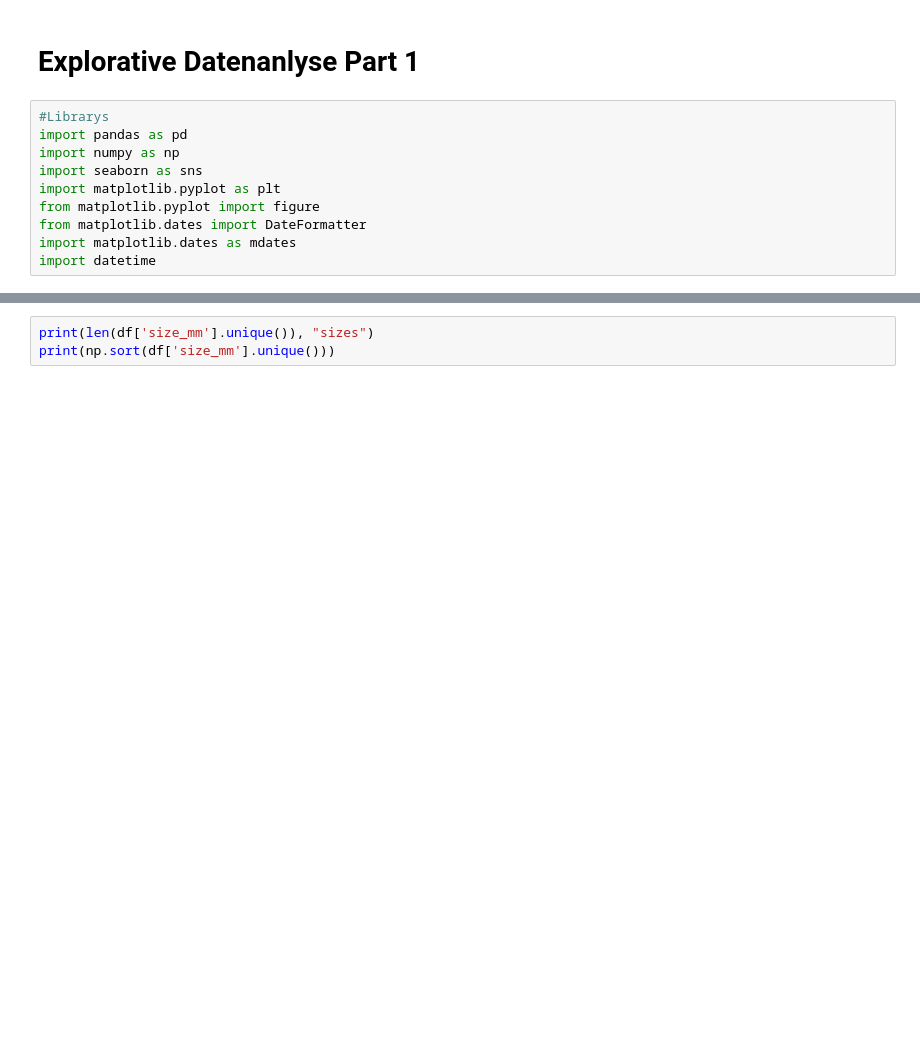
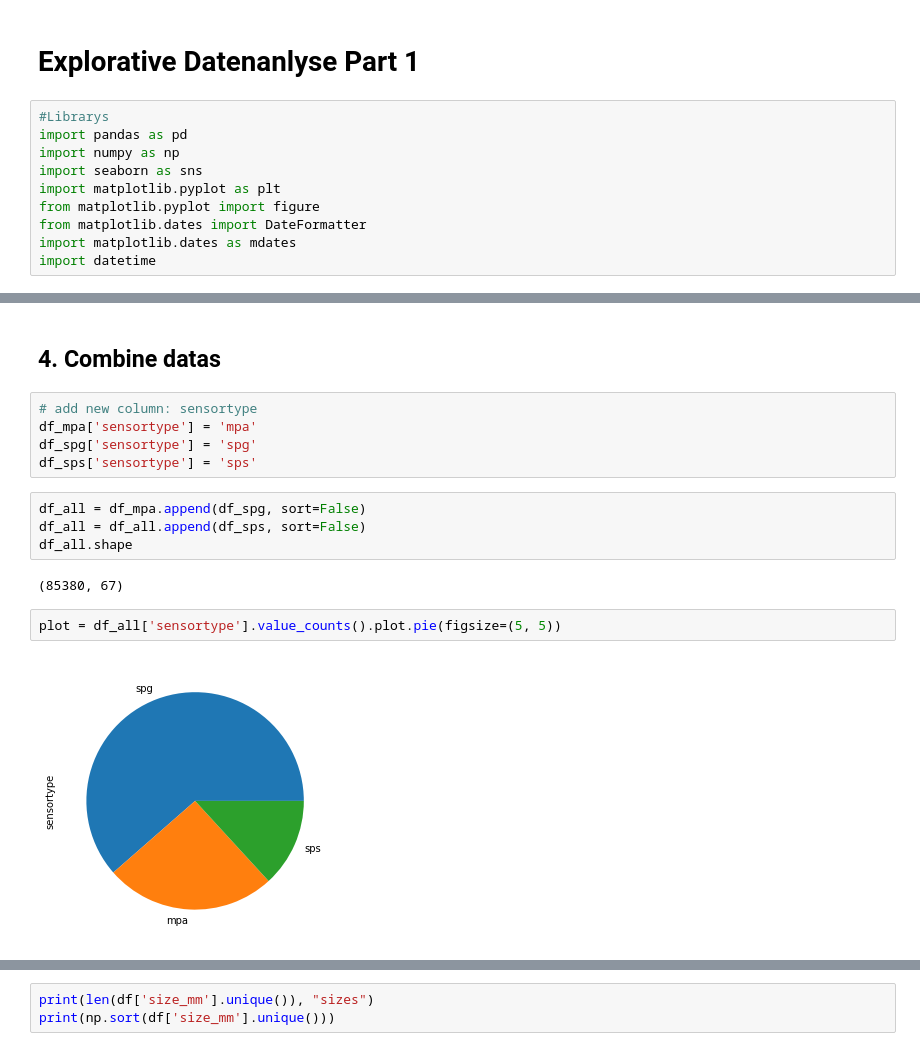
Before and after one commit to FiratSaritas/Safety-for-Alpine-Villages, a Jupyter notebook: eda/eda_F.ipynb, the cells around one changed output, grey strips where cells are left out. Drawn from its saved outputs; the diff is of its cells as text; blank space fills up the shorter version.

```diff
--- a/eda/eda_F.ipynb
+++ b/eda/eda_F.ipynb
@@ -92,0 +82,17 @@ dtype: int64
+# %% [markdown]
+## 4. Combine datas
+# %%
+# add new column: sensortype
+df_mpa['sensortype'] = 'mpa'
+df_spg['sensortype'] = 'spg'
+df_sps['sensortype'] = 'sps'
+# %%
+df_all = df_mpa.append(df_spg, sort=False)
+df_all = df_all.append(df_sps, sort=False)
+df_all.shape
+# %% [output]
+(85380, 67)
+# %%
+plot = df_all['sensortype'].value_counts().plot.pie(figsize=(5, 5))
+# %% [output]
+[figure, added]
```
Also changed, not shown: parts of 32 cells of this notebook.
